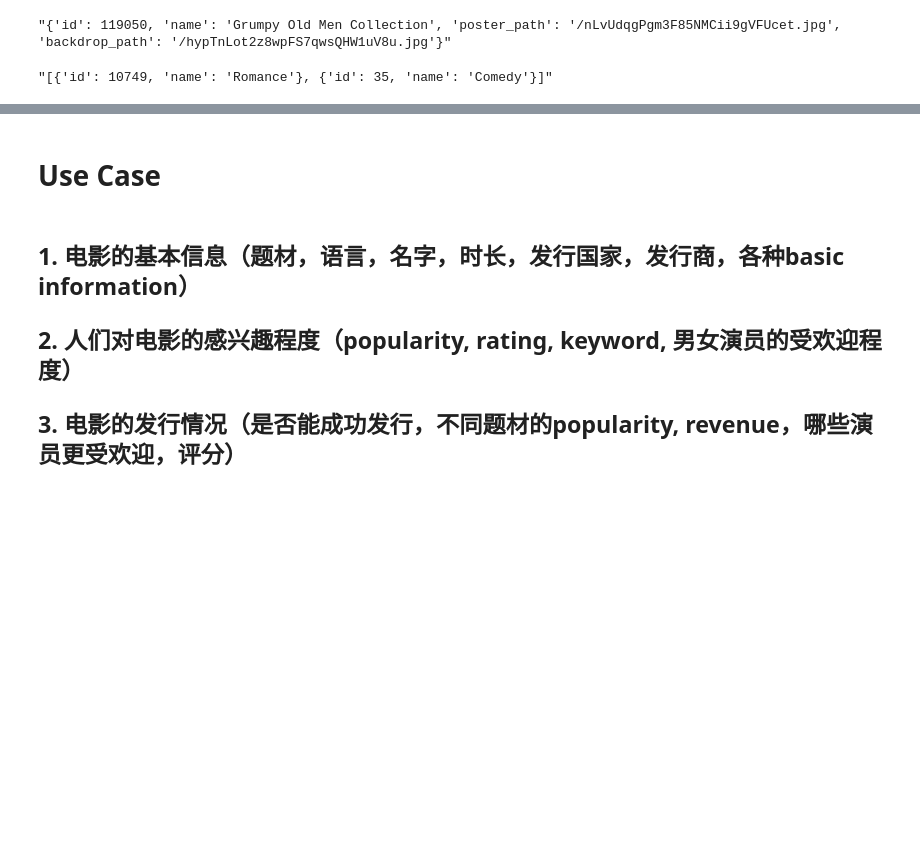
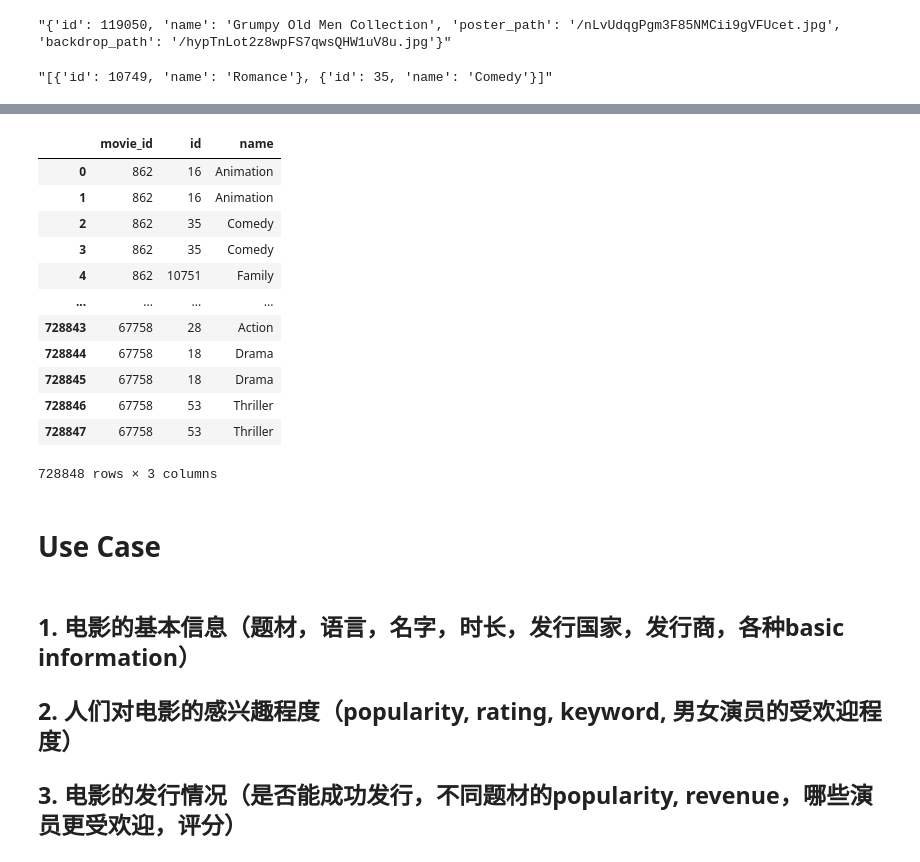
Before and after one commit to jingyun0312/DataSource_Movie, a Jupyter notebook: movie.ipynb, the cells around one changed output, grey strips where cells are left out. Drawn from its saved outputs; the diff is of its cells as text; code cells hidden in the pictures; blank space fills up the shorter version.

```diff
--- a/movie.ipynb
+++ b/movie.ipynb
@@ -238,3 +303,19 @@ dtype: int64
+# %%
+df_genres_real
+# %% [output]
+|  | movie_id | id | name |
+| 0 | 862 | 16 | Animation |
+| 1 | 862 | 16 | Animation |
+| 2 | 862 | 35 | Comedy |
+| 3 | 862 | 35 | Comedy |
+| 4 | 862 | 10751 | Family |
+| ... | ... | ... | ... |
+| 728843 | 67758 | 28 | Action |
+| 728844 | 67758 | 18 | Drama |
+| 728845 | 67758 | 18 | Drama |
+| 728846 | 67758 | 53 | Thriller |
+| 728847 | 67758 | 53 | Thriller |
+728848 rows × 3 columns
 # %% [markdown]
 # Use Case
 # %% [markdown]
```
Also changed, not shown: parts of 13 cells of this notebook.
